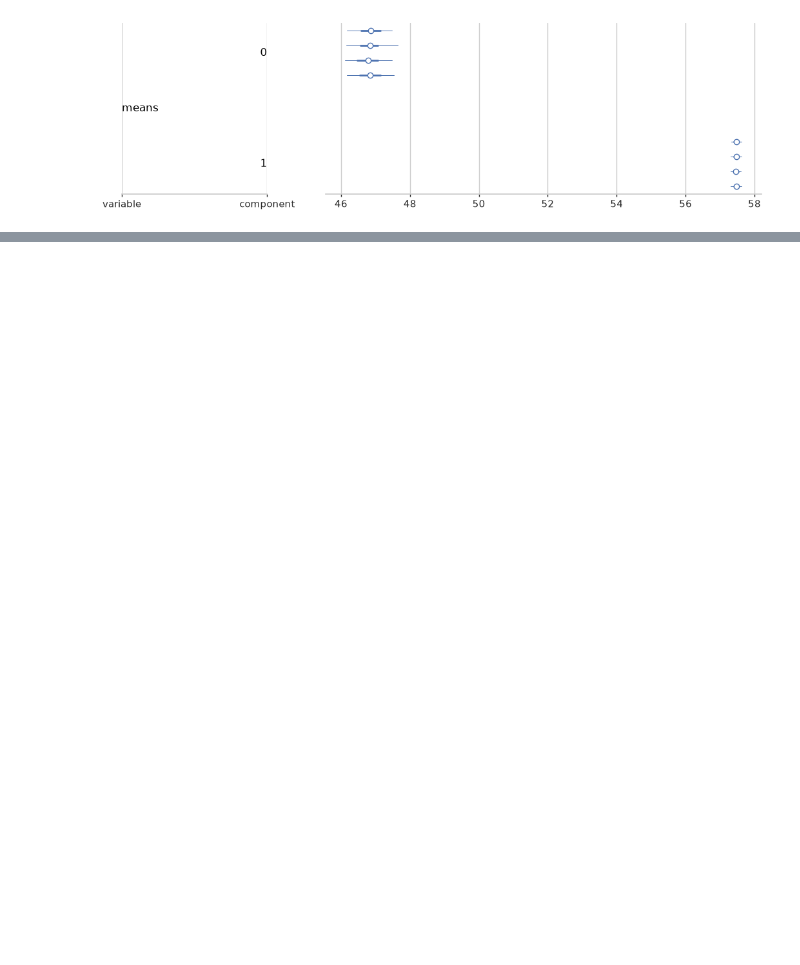
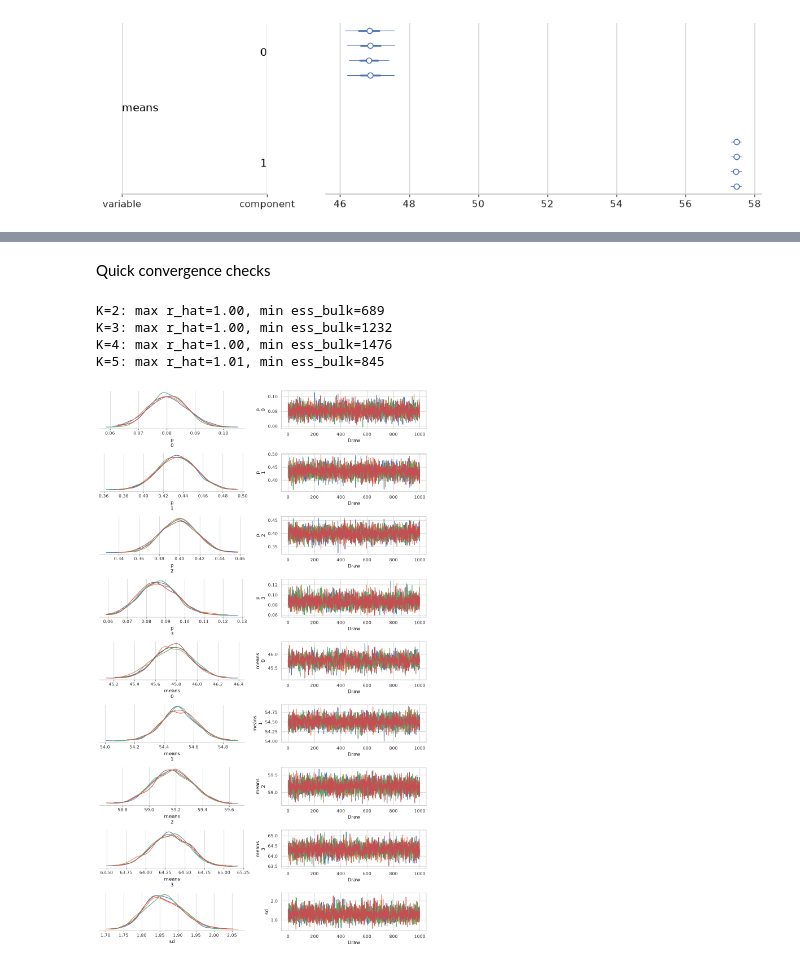
Before and after one commit to chris-leonard/bayesian-analysis-with-python, a Jupyter notebook: chapter-7/chapter-7-notes.ipynb, the cells around one changed output, grey strips where cells are left out. Drawn from its saved outputs; the diff is of its cells as text; code cells hidden in the pictures; blank space fills up the shorter version.

```diff
--- a/chapter-7/chapter-7-notes.ipynb
+++ b/chapter-7/chapter-7-notes.ipynb
@@ -255,0 +259,28 @@ az.plot_forest(
+# %%
+Ks = [2, 3, 4, 5]
+models = {}
+idatas = {}
+for K in Ks:
+    coords = {"component": range(K), "obs": range(len(cs["exp"]))}
+    with pm.Model(coords=coords) as model:
+        # data
+        cs_exp = pm.Data("cs_exp", cs["exp"], dims="obs")
+        cs_exp_mean = cs_exp.mean()
+
+        # priors
+        p = pm.Dirichlet("p", a=np.ones(K), dims="component")
+        means = pm.Normal(
+            "means", mu=cs_exp_mean, sigma=10, dims="component",
+            transform=pm.distributions.transforms.ordered,
+            initval=cs["exp"].mean() + np.linspace(-1, 1, K),
+        )
+        sd = pm.Exponential("sd", lam=5)
+
+        # likelihood
+        y = pm.NormalMixture("y", w=p, mu=means, sigma=sd, observed=cs_exp, dims="obs")
+
+        # sample
+        idata = pm.sample(draws=1000, chains=4, target_accept=0.95, random_seed=const.RANDOM_SEED)
+
+    idatas[K] = idata
+    models[K] = model
@@ -255,0 +300,23 @@ az.plot_forest(
+# %% [markdown]
+Quick convergence checks
+# %%
+for K, idata in idatas.items():
+    summ = pm.summary(idata, var_names=["p", "means", "sd"], ci_prob=0.94, round_to=2)
+    print(f"K={K}: max r_hat={summ['r_hat'].max():.2f}, min ess_bulk={summ['ess_bulk'].min():.0f}")
+# %% [output]
+K=2: max r_hat=1.00, min ess_bulk=689
+K=3: max r_hat=1.00, min ess_bulk=1232
+K=4: max r_hat=1.00, min ess_bulk=1476
+K=5: max r_hat=1.01, min ess_bulk=845
+# %%
+pc = az.plot_trace_dist(
+    idatas[4],
+    var_names=["p", "means", "sd"],
+    compact=False,
+    combined=False
+)
+fig = pc.viz["figure"].item()
+fig.set_size_inches(12, 20)
+fig.tight_layout()
+# %% [output]
+[figure, added]
```
Also changed, not shown: parts of 11 cells of this notebook, 1 other file.
